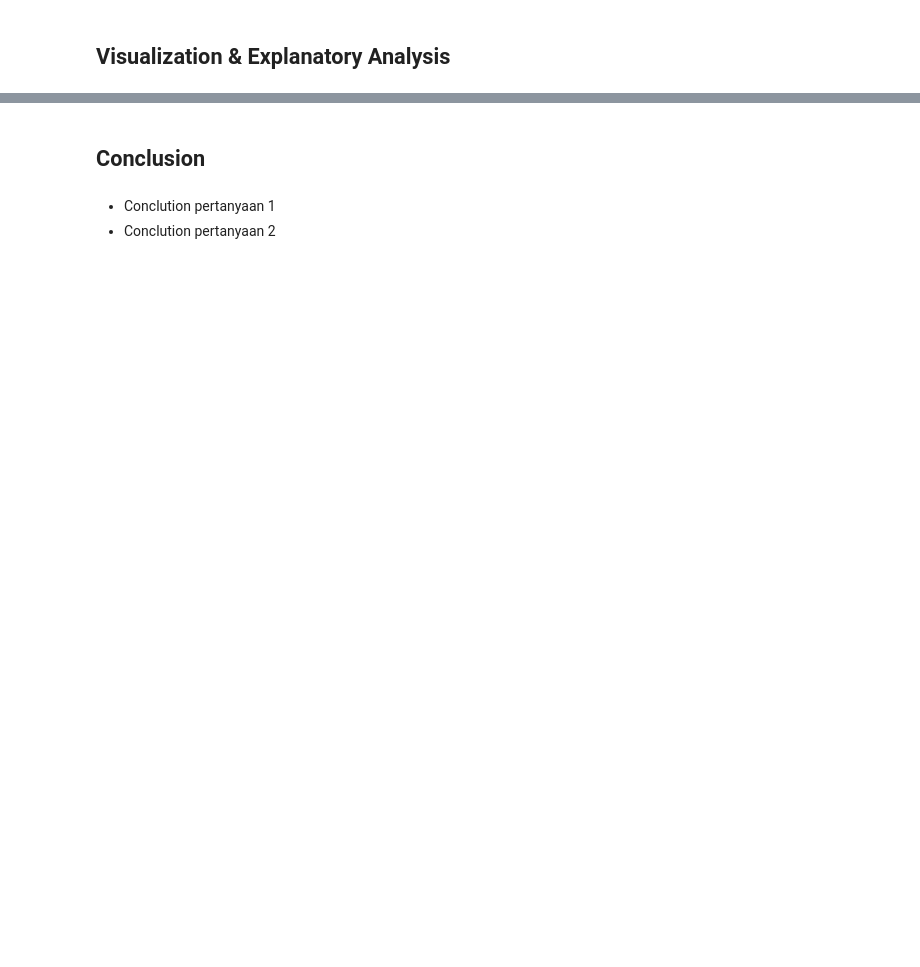
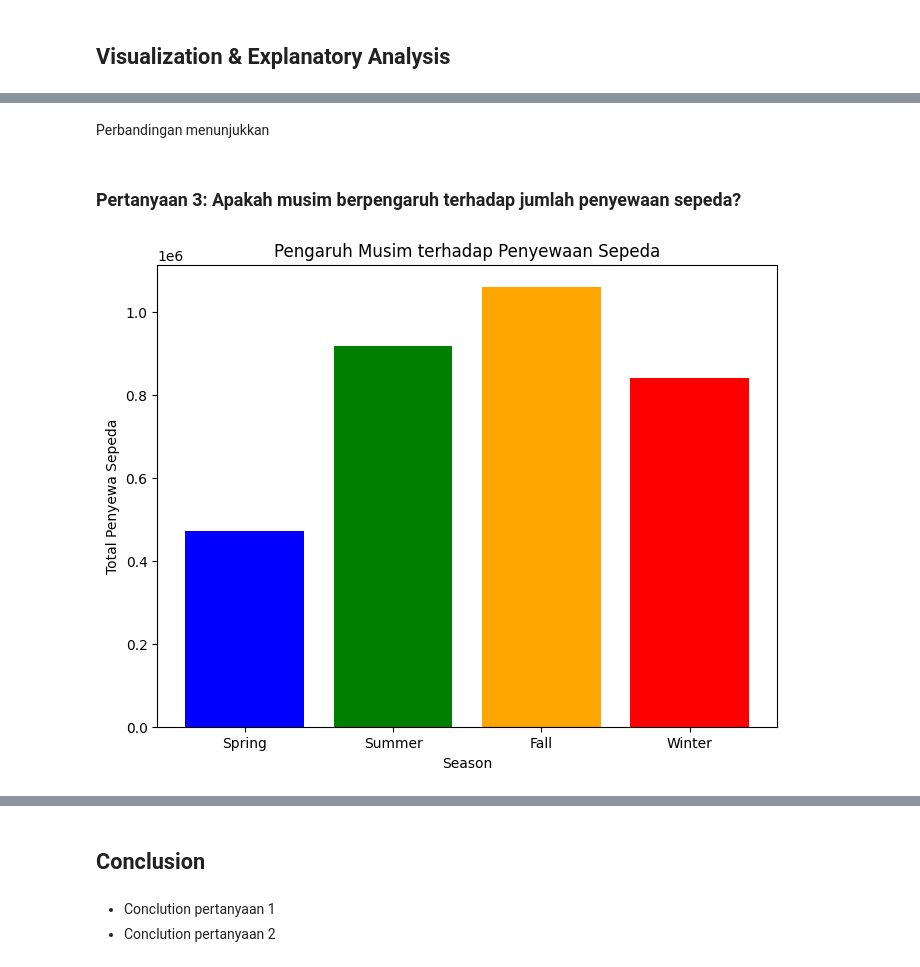
Before and after one commit to luthfijuliandri/Proyek-Dicoding-Analisis-Data-dengan-Python, a Jupyter notebook: Proyek_Analisis_Data.ipynb, the cells around one changed output, grey strips where cells are left out. Saved outputs shown, nothing was run; the diff lists cells and outputs as text; code cells hidden in the pictures; blank space fills up the shorter version.

```diff
--- a/Proyek_Analisis_Data.ipynb
+++ b/Proyek_Analisis_Data.ipynb
@@ -49,0 +383,22 @@ df_hour = pd.read_csv("/content/Proyek-Dicoding-Analisis-Data-dengan-Python/data
+# %% [markdown]
+Perbandingan menunjukkan
+# %% [markdown]
+### Pertanyaan 3: Apakah musim berpengaruh terhadap jumlah penyewaan sepeda?
+# %%
+
+
+# mengelompokkan jumlah penyewa sepeda berdasarkan musim
+cnt_season = df_day.groupby('season')['cnt'].sum()
+
+# adjust ukuran figure
+plt.figure(figsize=(8, 6))
+
+# Plotting
+plt.bar(cnt_season.index, cnt_season, color=['blue', 'green', 'orange', 'red'])
+
+plt.title('Pengaruh Musim terhadap Penyewaan Sepeda')
+plt.ylabel('Total Penyewa Sepeda')
+plt.xlabel('Season')
+plt.show()
+# %% [output]
+[figure, added]
```
Also changed, not shown: parts of 57 cells of this notebook.
